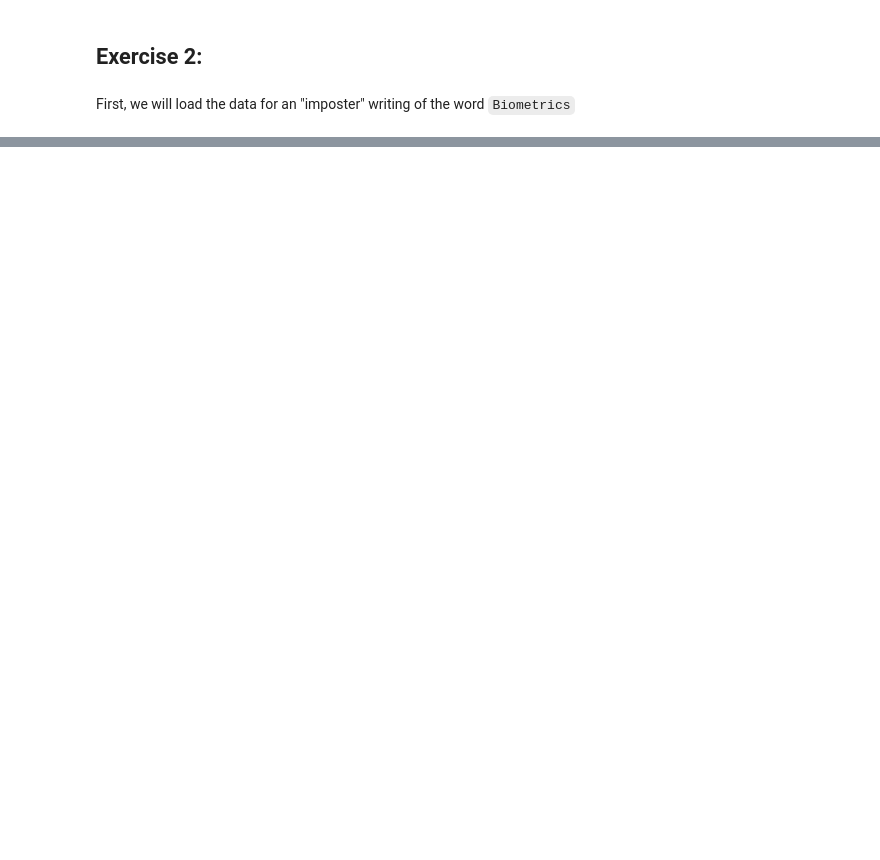
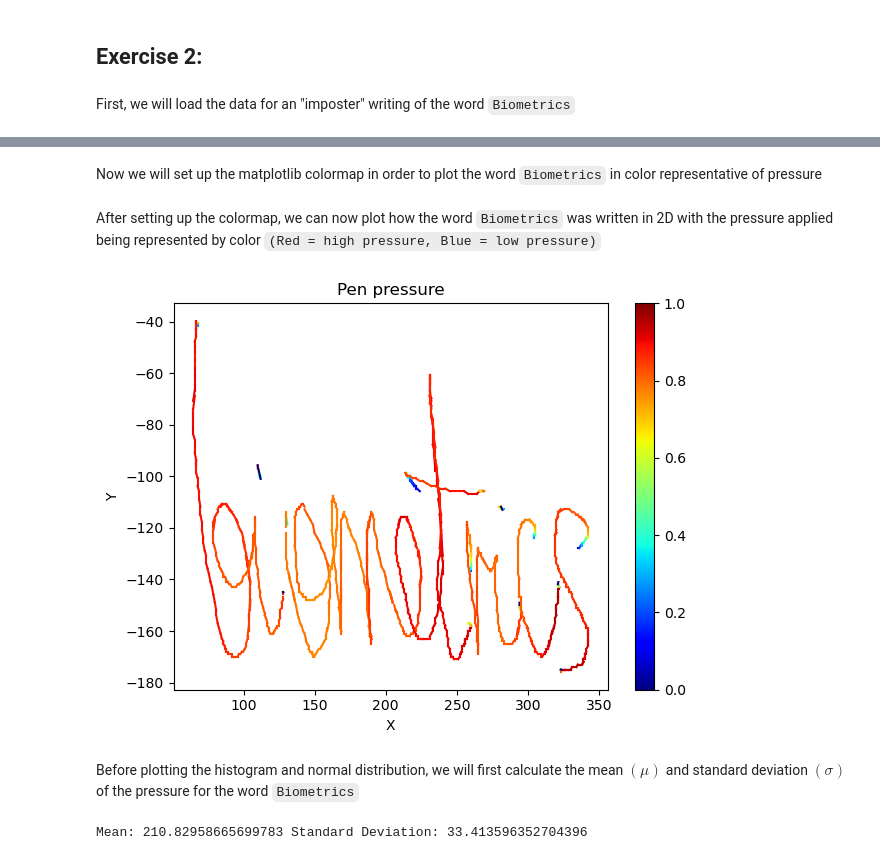
Before and after one commit to MushtabaA/ENCM509-Labs, a Jupyter notebook: Assignment 2/Lab02_Mushtaba_2024W.ipynb, the cells around one changed output, grey strips where cells are left out. Drawn from its saved outputs; the diff is of its cells as text; code cells hidden in the pictures; blank space fills up the shorter version.

```diff
--- a/Assignment 2/Lab02_Mushtaba_2024W.ipynb
+++ b/Assignment 2/Lab02_Mushtaba_2024W.ipynb
@@ -119,6 +119,6 @@ First, we will load the data for an "imposter" writing of the word `Biometrics`
 
 # 'genuine' or 'impostor'
 subdir = 'impostor/'
-data_dir = './SampleData/biometrics/imposter/2.csv'
+data_dir = './SampleData/biometrics/' + subdir
 
-csv_file = pd.read_csv(data_dir + '2.csv')
+csv_file = pd.read_csv(data_dir + '1.csv')
@@ -126,0 +127,7 @@ NameError: name 'pd' is not defined
+# %%
+# splitting the original data/matrix into 3 variables
+coord1 = csv_file[['X', 'Y']].to_numpy()
+time1 = csv_file['Time'].to_numpy().reshape((-1,1))
+prs1 = csv_file['Pressure'].to_numpy().reshape((-1,1))
+
+csv_file.head()
@@ -126,0 +141,38 @@ NameError: name 'pd' is not defined
+# %% [markdown]
+Now we will set up the matplotlib colormap in order to plot the word `Biometrics` in color representative of pressure
+# %%
+# to correctly map the pressure into the colormap the normalization is required
+prs1 = prs1 / np.max(prs1) * 255
+prs1 = prs1.astype(int)
+
+pressuremap = cm.get_cmap('jet', np.max(prs1)+1)
+# %% [markdown]
+After setting up the colormap, we can now plot how the word `Biometrics` was written in 2D with the pressure applied being represented by color `(Red = high pressure, Blue = low pressure)`
+# %%
+for i in range(len(prs1)-1):
+    c = pressuremap(prs1[i]).squeeze()
+
+    time_diff = abs(time1[i+1] - time1[i])
+    if time_diff == 0:
+        time_diff = 0.0001
+
+    if time_diff < 17: # You may need to change this threshould
+        im = plt.plot(coord1[i:i+2,0], -coord1[i:i+2,1], c=c)
+
+plt.xlabel('X')
+plt.ylabel('Y')
+plt.title('Pen pressure')
+
+sm = cm.ScalarMappable(cmap='jet', norm=plt.Normalize(vmin=0, vmax=1))
+plt.colorbar(sm);
+# %% [output]
+[figure, added]
+# %% [markdown]
+Before plotting the histogram and normal distribution, we will first calculate the mean $(\mu)$ and standard deviation $(\sigma)$ of the pressure for the word `Biometrics`
+# %%
+# mean and standard deviation of the presssure
+mu_prs = np.mean(prs1)
+std_prs = np.std(prs1)
+print("Mean:", mu_prs, "Standard Deviation:", std_prs)
+# %% [output]
+Mean: 210.82958665699783 Standard Deviation: 33.413596352704396
```
Also changed, not shown: parts of 10 cells of this notebook.
